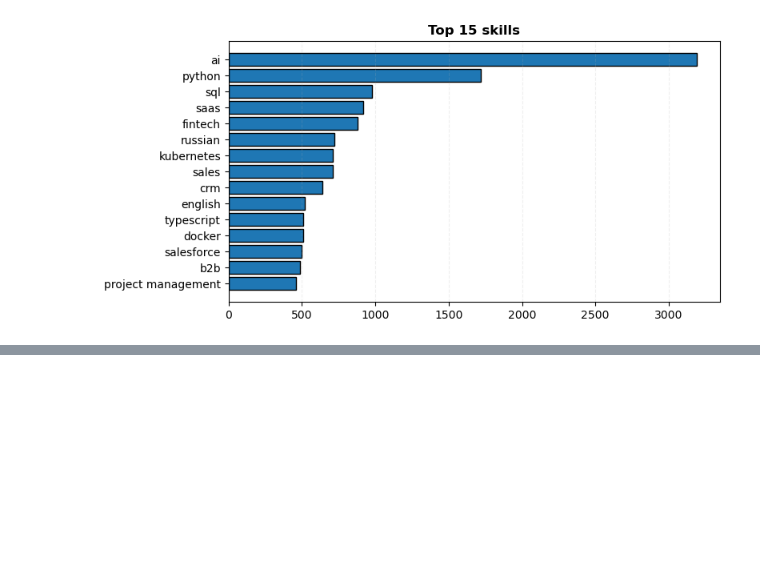
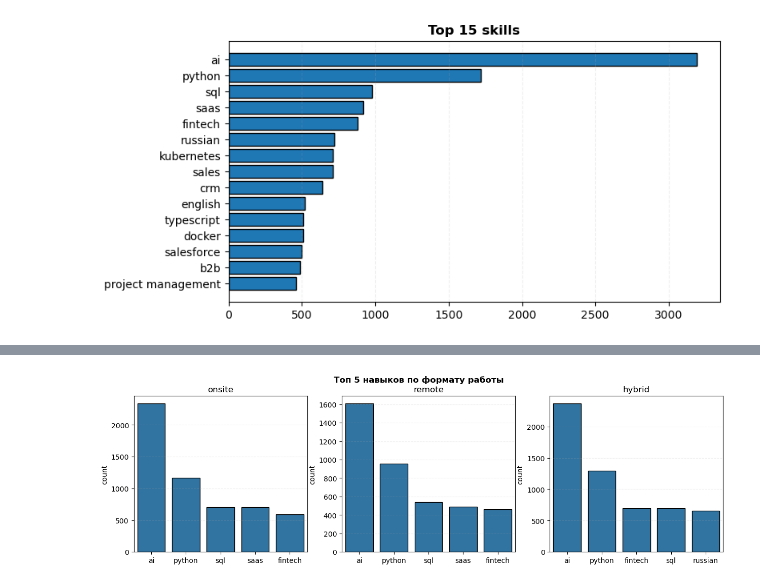
Before and after one commit to kmvitik/smadimo_group_project_2_scraping_api, a Jupyter notebook: skills_hirihy.ipynb, the cells around one changed output, grey strips where cells are left out. Cells and saved outputs as stored; diff of their text form; code cells hidden in the pictures; blank space fills up the shorter version.

Commit message:
added job format analysis

```diff
--- a/skills_hirihy.ipynb
+++ b/skills_hirihy.ipynb
@@ -247,0 +269,20 @@ plt.tight_layout()
+# %%
+top_n = 5
+work_formats = ['onsite', 'remote','hybrid']
+# %%
+fig, axes = plt.subplots(nrows=1, ncols=3, figsize=(15, 4))
+fig.suptitle('Топ 5 навыков по формату работы', fontweight='bold')
+data_merged = data.join(data_skills_clean)
+for i in range(3):
+    data_selected = data_merged[data_merged[work_formats[i]]]
+    data_selected_groupped = data_selected['skill'].value_counts().head(top_n)
+    sns.barplot(
+        data=data_selected_groupped,
+        edgecolor='black',
+        ax=axes[i]
+    )
+    axes[i].set_title(work_formats[i])
+    axes[i].set_xlabel('')
+    axes[i].grid(axis="y", linestyle="--", alpha=0.2)
+# %% [output]
+[figure, added]
```
Also changed, not shown: parts of 5 cells of this notebook.
